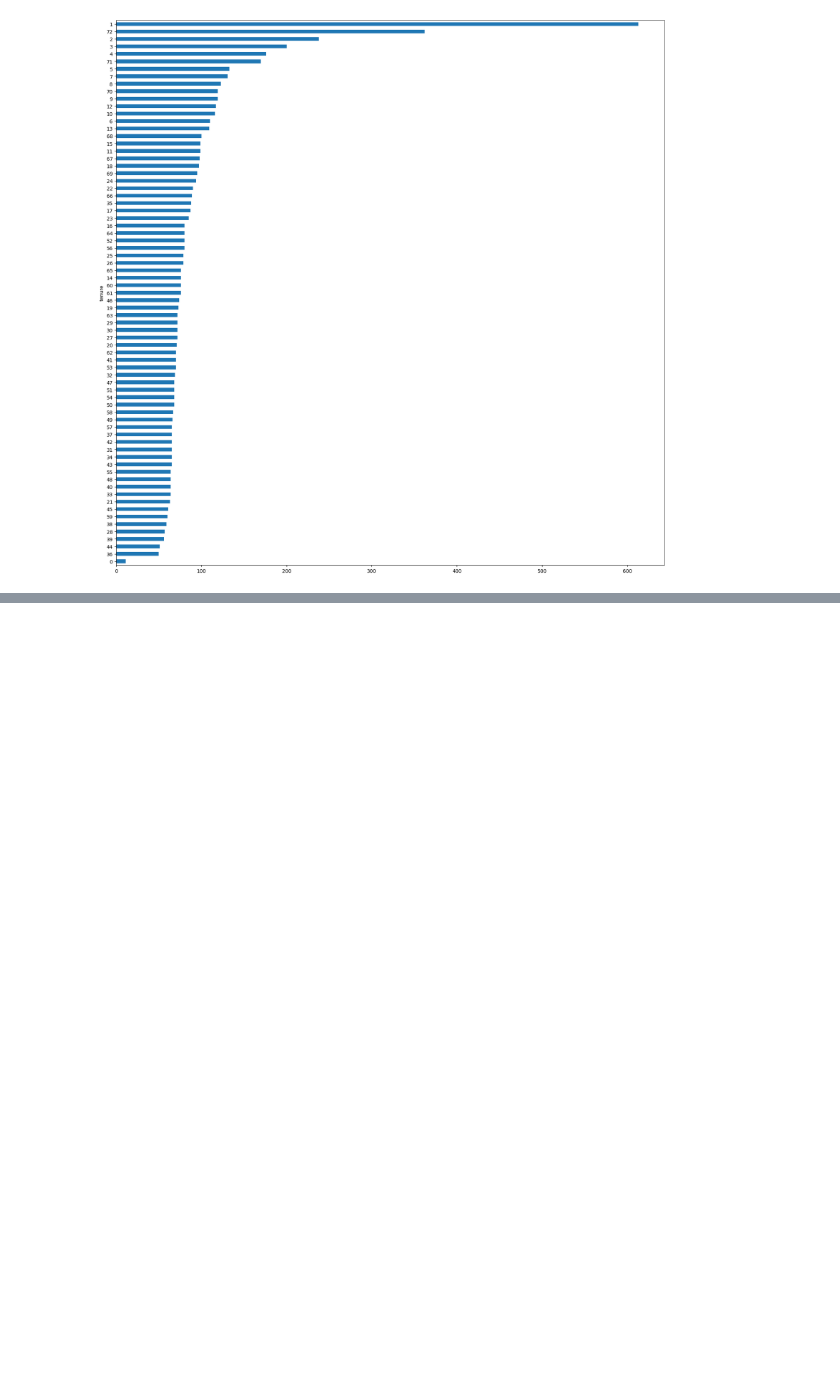
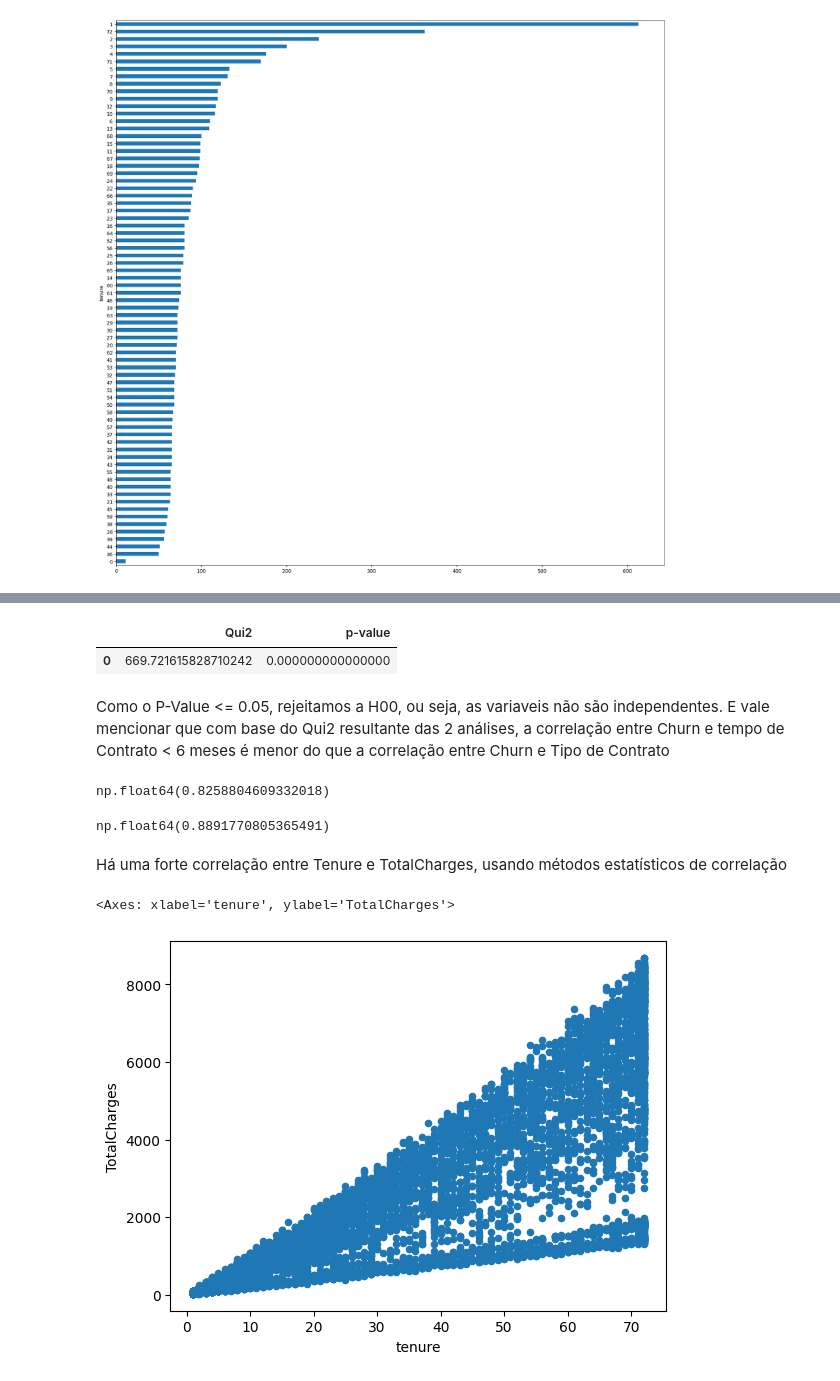
Before and after one commit to luan-albuquerque/Hands-On-EDA-Pandas, a Jupyter notebook: eda_churn.ipynb, the cells around one changed output, grey strips where cells are left out. Drawn from its saved outputs; the diff is of its cells as text; code cells hidden in the pictures; blank space fills up the shorter version.

Commit message:
Finalizando Análise Bivariada

```diff
--- a/eda_churn.ipynb
+++ b/eda_churn.ipynb
@@ -746,0 +830,4 @@ df_churn.groupby(['tenure'])['tenure'].count().sort_values().plot.barh(figsize =
+# %%
+# Criar coluna nova
+
+df_churn['TempoMenor6Meses'] = np.where(df_churn.tenure < 6, 'Yes', 'No')
@@ -746,0 +855,36 @@ df_churn.groupby(['tenure'])['tenure'].count().sort_values().plot.barh(figsize =
+# %%
+# Criar Dataframe com os resultados
+df_chi_soares_churn_tenure = pd.DataFrame({'Qui2' : scores_churn_tenure, 'p-value' : pvalues_churn_tenure})
+
+
+# Analisar os resulltados Scores e P-Values
+df_chi_soares_churn_tenure
+# %% [output]
+|  | Qui2 | p-value |
+| 0 | 669.721615828710242 | 0.000000000000000 |
+# %% [markdown]
+Como o P-Value <= 0.05, rejeitamos a H00, ou seja, as variaveis não são independentes. E vale mencionar que com base do Qui2 resultante das 2 análises, a correlação entre Churn e tempo de Contrato < 6 meses é menor do que a correlação entre Churn e Tipo de Contrato
+# %%
+# Correlação entre 2 variaveis numéricas
+# Tenure com TotalCharges
+# A intuição é que quanto omais tempo de contrato maior o valor pago
+
+# Correlação entre 2 variaveis numericas - Pearson
+
+df_churn.tenure.corr(df_churn.TotalCharges)
+# %% [output]
+np.float64(0.8258804609332018)
+# %%
+# Correlação entre 2 variaveis numericas - Spearman
+df_churn.tenure.corr(df_churn.TotalCharges, method='spearman')
+# %% [output]
+np.float64(0.8891770805365491)
+# %% [markdown]
+Há uma forte correlação entre Tenure e TotalCharges, usando métodos estatísticos de correlação
+# %%
+# Apresentar Plot Scatter entre Tenure e TotalCharges
+#Grafico de Dispersão
+df_churn.plot.scatter(x='tenure', y='TotalCharges')
+# %% [output]
+<Axes: xlabel='tenure', ylabel='TotalCharges'>
+[figure, added]
```
Also changed, not shown: parts of 19 cells of this notebook, 2 other files.
